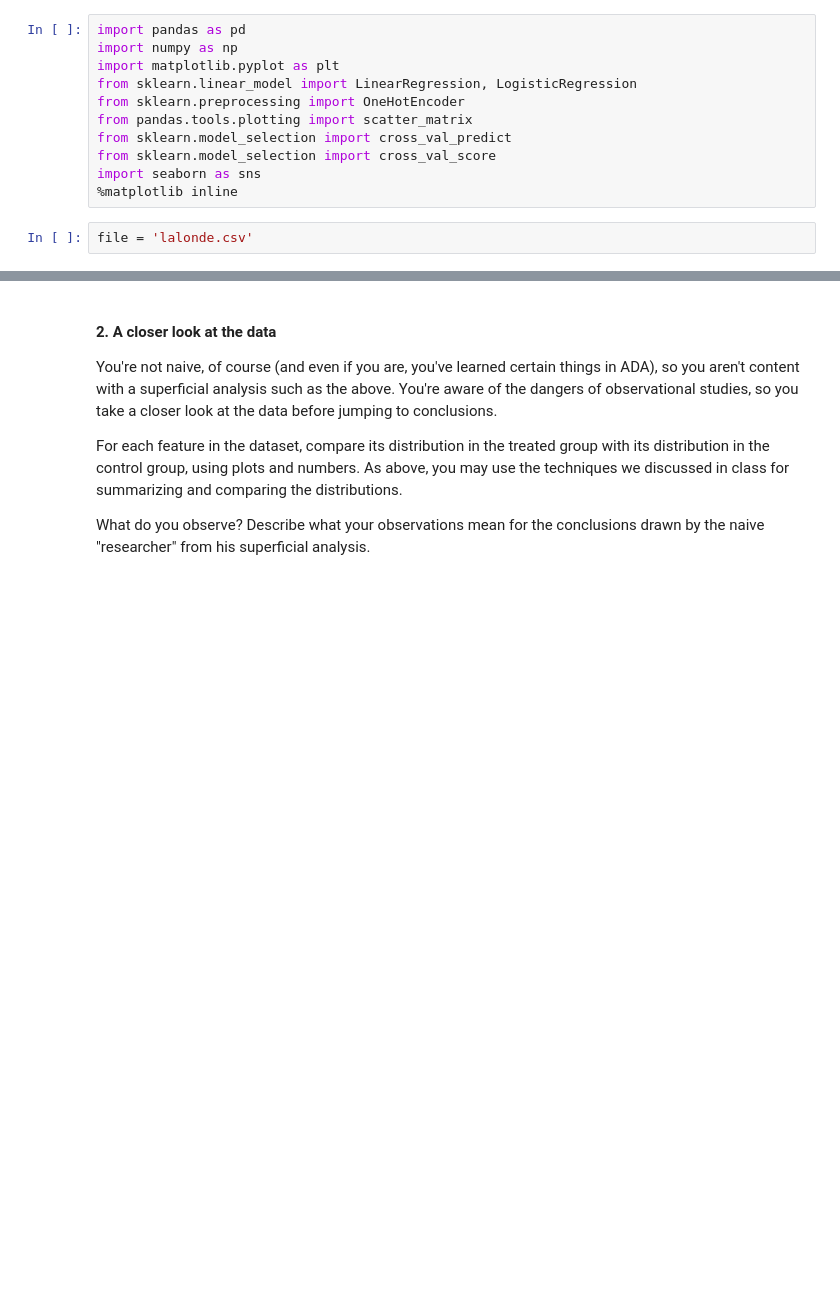
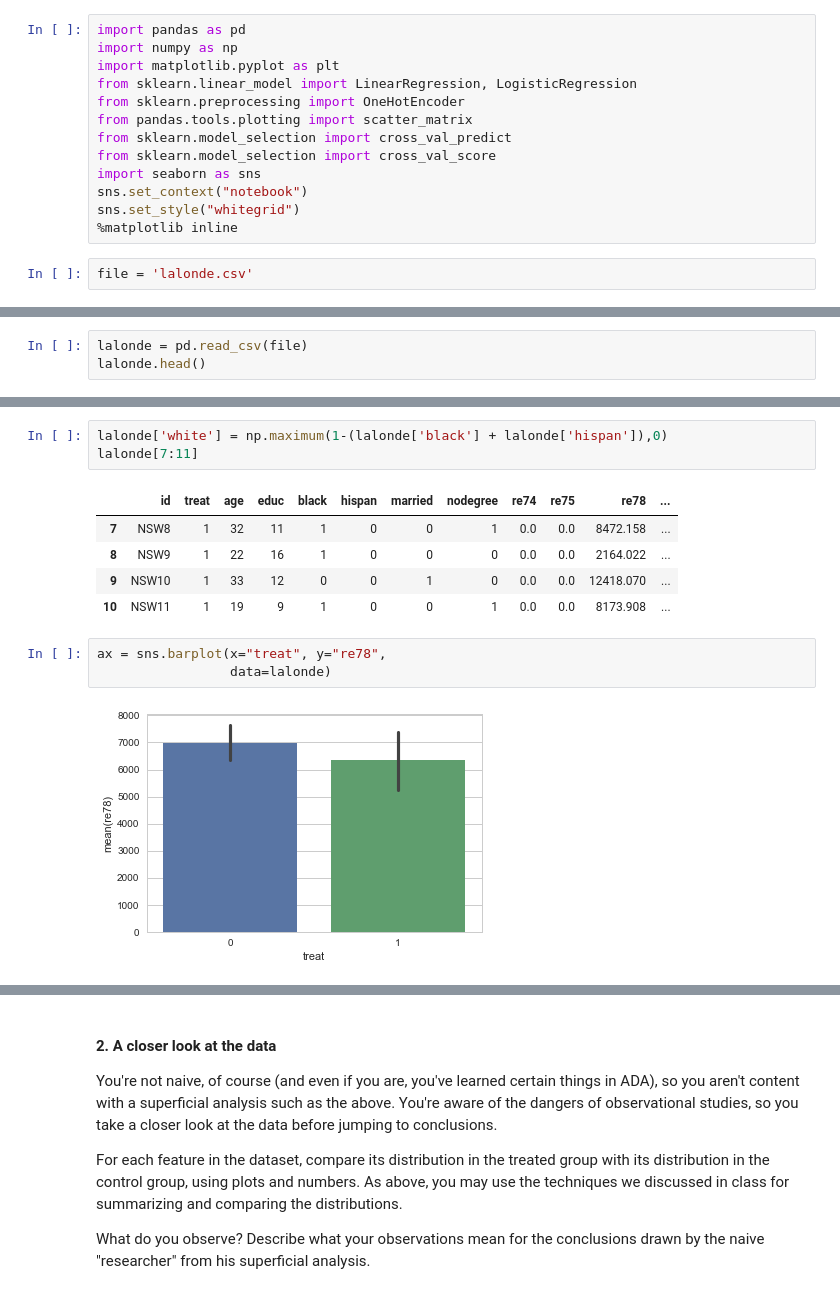
Before and after one commit to mj2905/ProjectMYP, a Jupyter notebook: HW4/Homework 4 Marc.ipynb, the cells around one changed output, grey strips where cells are left out. Cells and saved outputs as stored; diff of their text form; blank space fills up the shorter version.

```diff
--- a/HW4/Homework 4 Marc.ipynb
+++ b/HW4/Homework 4 Marc.ipynb
@@ -47,6 +47,8 @@ from pandas.tools.plotting import scatter_matrix
 from sklearn.model_selection import cross_val_predict
 from sklearn.model_selection import cross_val_score
 import seaborn as sns
+sns.set_context("notebook")
+sns.set_style("whitegrid")
 %matplotlib inline
 # %%
 file = 'lalonde.csv'
@@ -54,0 +55,3 @@ pd.read_csv(file, )
+# %%
+lalonde = pd.read_csv(file)
+lalonde.head()
@@ -54,0 +65,14 @@ pd.read_csv(file, )
+# %%
+lalonde['white'] = np.maximum(1-(lalonde['black'] + lalonde['hispan']),0)
+lalonde[7:11]
+# %% [output]
+|  | id | treat | age | educ | black | hispan | married | nodegree | re74 | re75 | re78 | ... |
+| 7 | NSW8 | 1 | 32 | 11 | 1 | 0 | 0 | 1 | 0.0 | 0.0 | 8472.158 | ... |
+| 8 | NSW9 | 1 | 22 | 16 | 1 | 0 | 0 | 0 | 0.0 | 0.0 | 2164.022 | ... |
+| 9 | NSW10 | 1 | 33 | 12 | 0 | 0 | 1 | 0 | 0.0 | 0.0 | 12418.070 | ... |
+| 10 | NSW11 | 1 | 19 | 9 | 1 | 0 | 0 | 1 | 0.0 | 0.0 | 8173.908 | ... |
+# %%
+ax = sns.barplot(x="treat", y="re78",
+                 data=lalonde)
+# %% [output]
+[figure, added]
```
Also changed, not shown: parts of 32 cells of this notebook.
